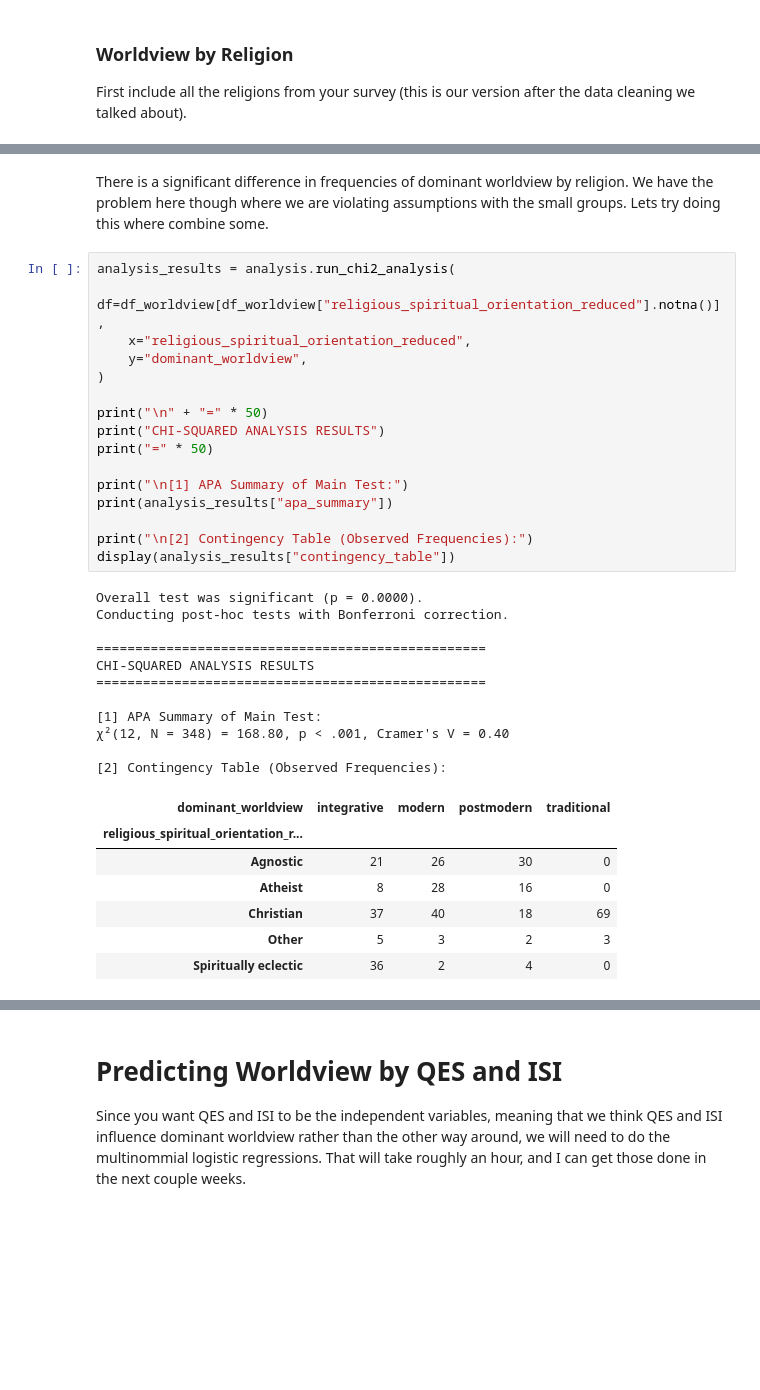
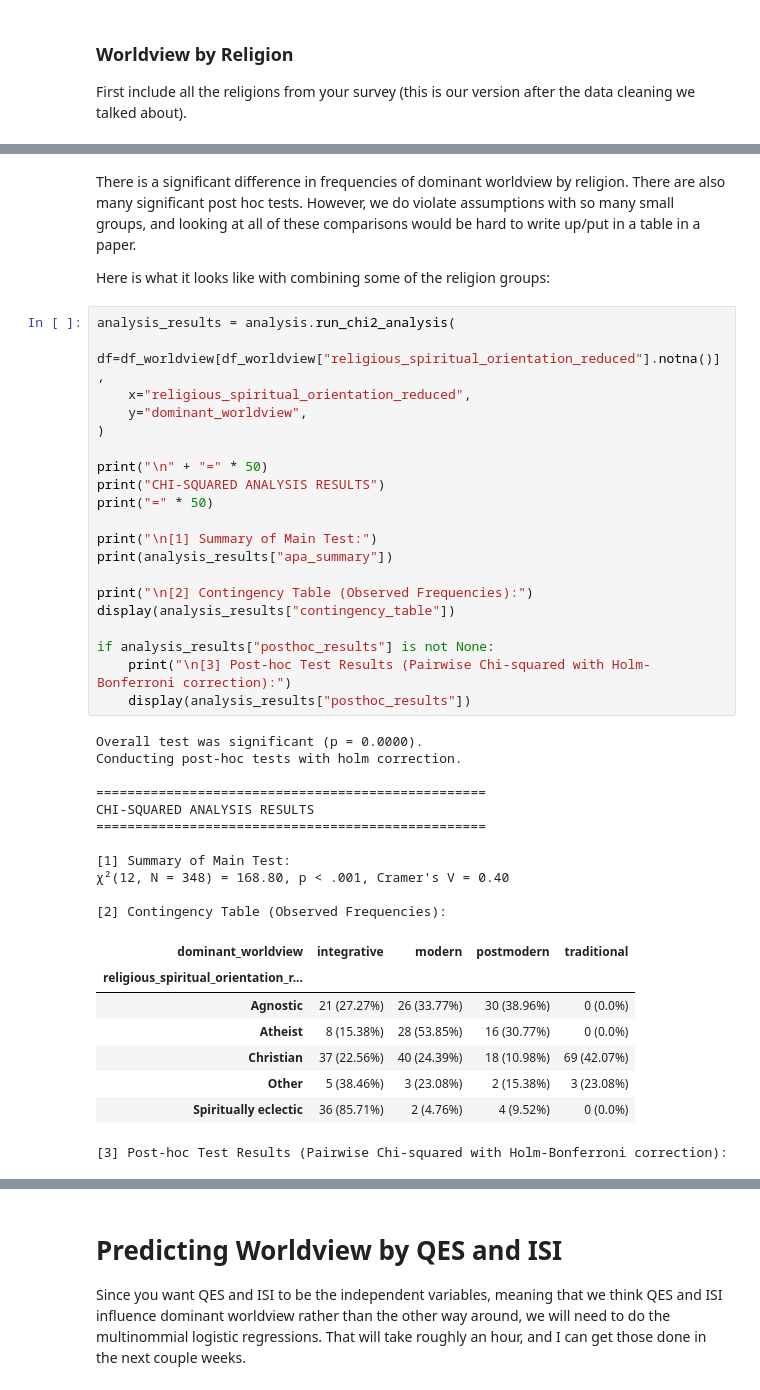
Before and after one commit to ReneeErnst/worldview-study, a Jupyter notebook: notebooks/analysis.ipynb, the cells around one changed output, grey strips where cells are left out. Cells and saved outputs as stored; diff of their text form; blank space fills up the shorter version.

```diff
--- a/notebooks/analysis.ipynb
+++ b/notebooks/analysis.ipynb
@@ -1025,37 +1066,44 @@ ValueError: The internally computed table of expected frequencies has a zero ele
 # %% [markdown]
-There is a significant difference in frequencies of dominant worldview by religion. We have the problem here though where we are violating assumptions with the small groups. Lets try doing this where combine some.
+There is a significant difference in frequencies of dominant worldview by religion. There are also many significant post hoc tests. However, we do violate assumptions with so many small groups, and looking at all of these comparisons would be hard to write up/put in a table in a paper.
+
+Here is what it looks like with combining some of the religion groups:
 # %%
 analysis_results = analysis.run_chi2_analysis(
     df=df_worldview[df_worldview["religious_spiritual_orientation_reduced"].notna()],
     x="religious_spiritual_orientation_reduced",
     y="dominant_worldview",
 )
 
 print("\n" + "=" * 50)
 print("CHI-SQUARED ANALYSIS RESULTS")
 print("=" * 50)
 
-print("\n[1] APA Summary of Main Test:")
+print("\n[1] Summary of Main Test:")
 print(analysis_results["apa_summary"])
 
 print("\n[2] Contingency Table (Observed Frequencies):")
 display(analysis_results["contingency_table"])
+
+if analysis_results["posthoc_results"] is not None:
+    print("\n[3] Post-hoc Test Results (Pairwise Chi-squared with Holm-Bonferroni correction):")
+    display(analysis_results["posthoc_results"])
 # %% [output]
 Overall test was significant (p = 0.0000).
-Conducting post-hoc tests with Bonferroni correction.
+Conducting post-hoc tests with holm correction.
 
 ==================================================
 CHI-SQUARED ANALYSIS RESULTS
 ==================================================
 
-[1] APA Summary of Main Test:
+[1] Summary of Main Test:
 χ²(12, N = 348) = 168.80, p < .001, Cramer's V = 0.40
 
 [2] Contingency Table (Observed Frequencies):
 | dominant_worldview | integrative | modern | postmodern | traditional |
 | religious_spiritual_orientation_r... |  |  |  |  |
-| Agnostic | 21 | 26 | 30 | 0 |
-| Atheist | 8 | 28 | 16 | 0 |
-| Christian | 37 | 40 | 18 | 69 |
-| Other | 5 | 3 | 2 | 3 |
-| Spiritually eclectic | 36 | 2 | 4 | 0 |
+| Agnostic | 21 (27.27%) | 26 (33.77%) | 30 (38.96%) | 0 (0.0%) |
+| Atheist | 8 (15.38%) | 28 (53.85%) | 16 (30.77%) | 0 (0.0%) |
+| Christian | 37 (22.56%) | 40 (24.39%) | 18 (10.98%) | 69 (42.07%) |
+| Other | 5 (38.46%) | 3 (23.08%) | 2 (15.38%) | 3 (23.08%) |
+| Spiritually eclectic | 36 (85.71%) | 2 (4.76%) | 4 (9.52%) | 0 (0.0%) |
+[3] Post-hoc Test Results (Pairwise Chi-squared with Holm-Bonferroni correction):
```
Also changed, not shown: parts of 15 cells of this notebook.
